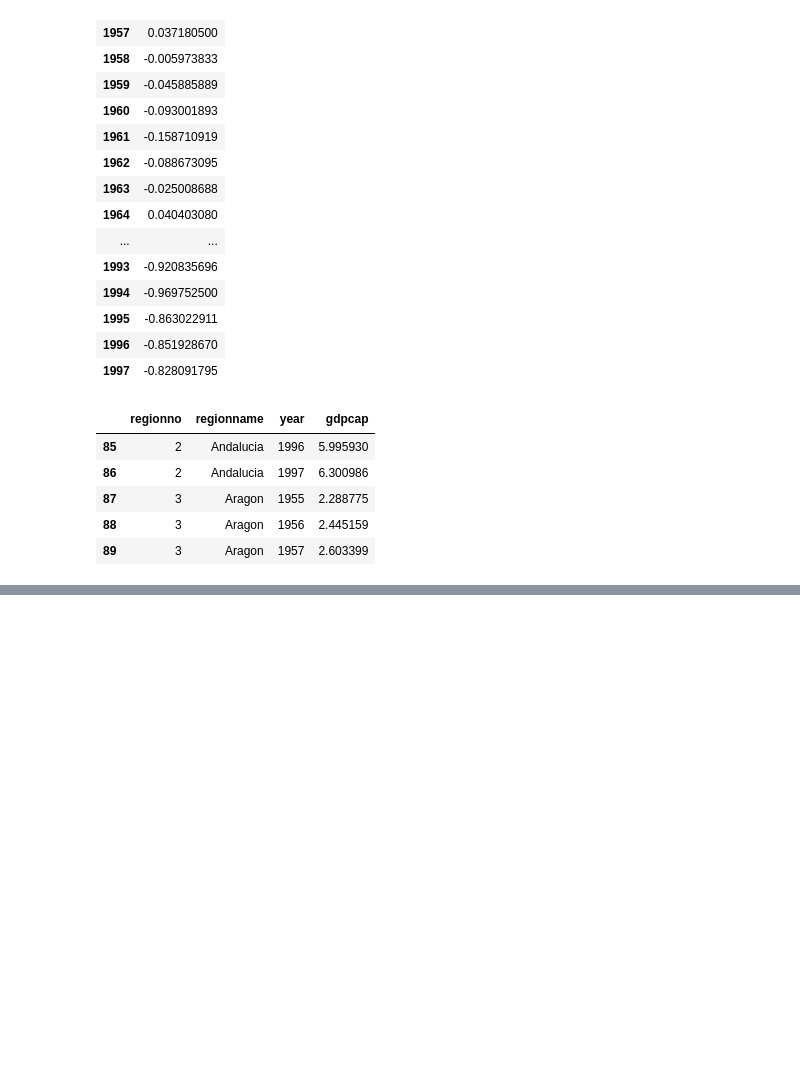
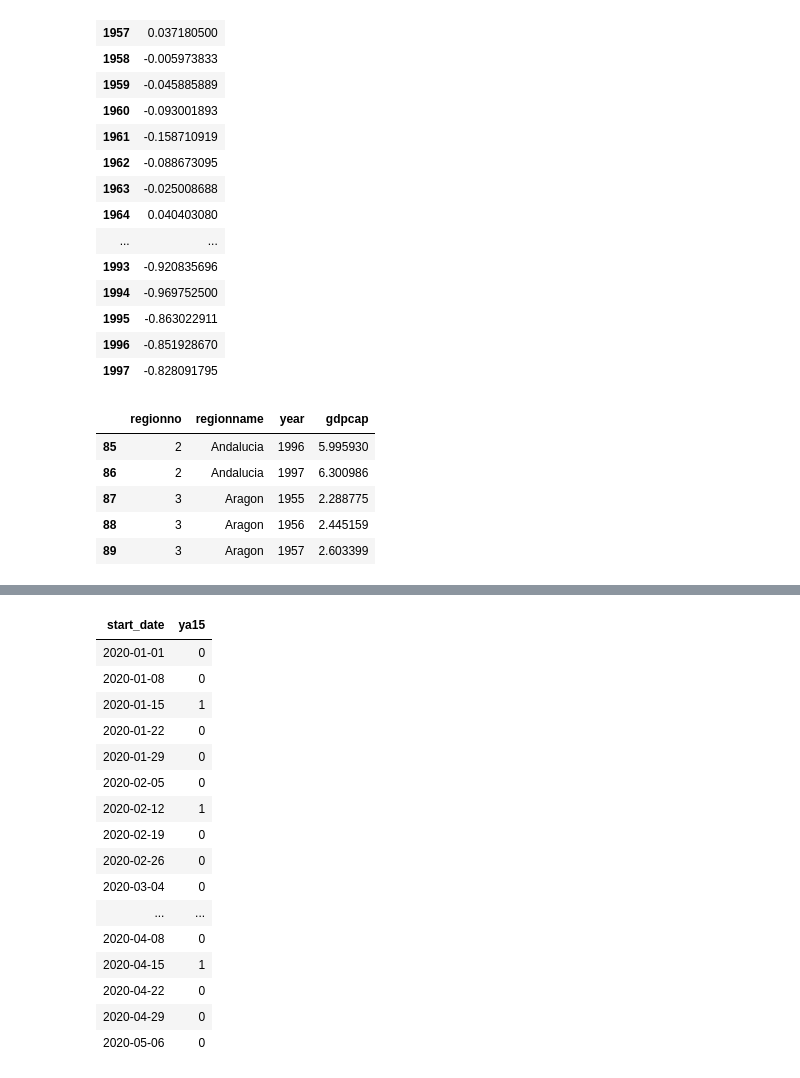
Before and after one commit to Yimdh/progress, a Jupyter notebook: stat/causalInference/[paper]usingCausalInference_Uber/01_interrupted Time Series synthetic control.ipynb, the cells around one changed output, grey strips where cells are left out. Cells and saved outputs as stored; diff of their text form; code cells hidden in the pictures; blank space fills up the shorter version.

```diff
--- a/stat/causalInference/[paper]usingCausalInference_Uber/01_interrupted Time Series synthetic control.ipynb
+++ b/stat/causalInference/[paper]usingCausalInference_Uber/01_interrupted Time Series synthetic control.ipynb
@@ -233,0 +274,21 @@ basque[85:89, 1:4]
+# %%
+ya15<-raw%>% select(start_date) %>% distinct()
+ya15$ya15 <- c(0,0,1,0,0,0,1,0,0,0,1,0,0,0,0,1,0,0,0)
+# %% [output]
+| start_date | ya15 |
+| 2020-01-01 | 0 |
+| 2020-01-08 | 0 |
+| 2020-01-15 | 1 |
+| 2020-01-22 | 0 |
+| 2020-01-29 | 0 |
+| 2020-02-05 | 0 |
+| 2020-02-12 | 1 |
+| 2020-02-19 | 0 |
+| 2020-02-26 | 0 |
+| 2020-03-04 | 0 |
+| ... | ... |
+| 2020-04-08 | 0 |
+| 2020-04-15 | 1 |
+| 2020-04-22 | 0 |
+| 2020-04-29 | 0 |
+| 2020-05-06 | 0 |
```
Also changed, not shown: parts of 5 cells of this notebook, 1 other file.
